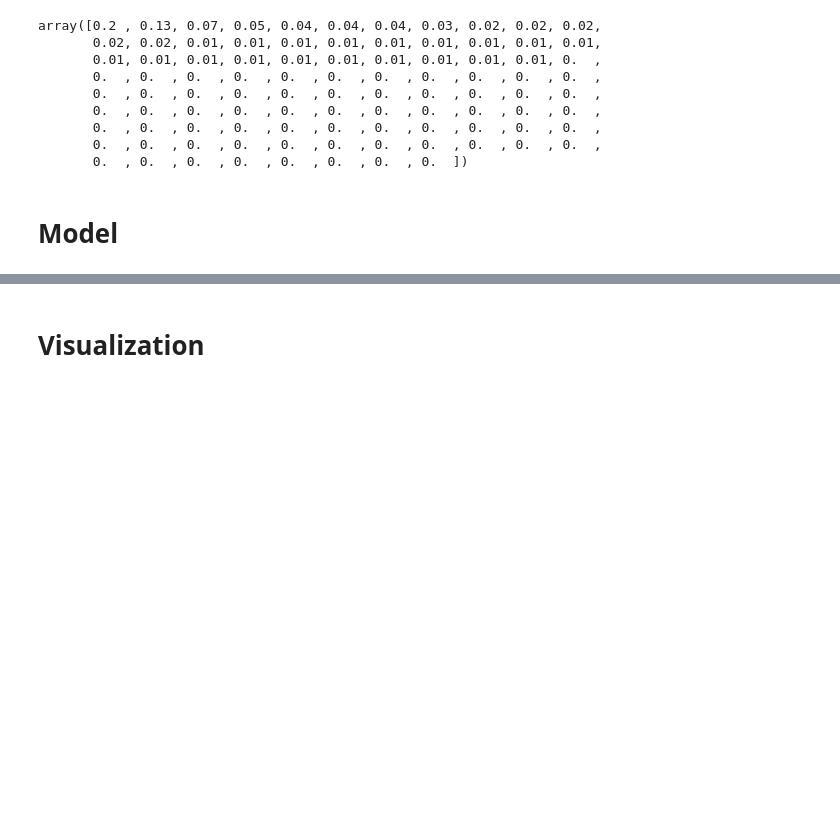
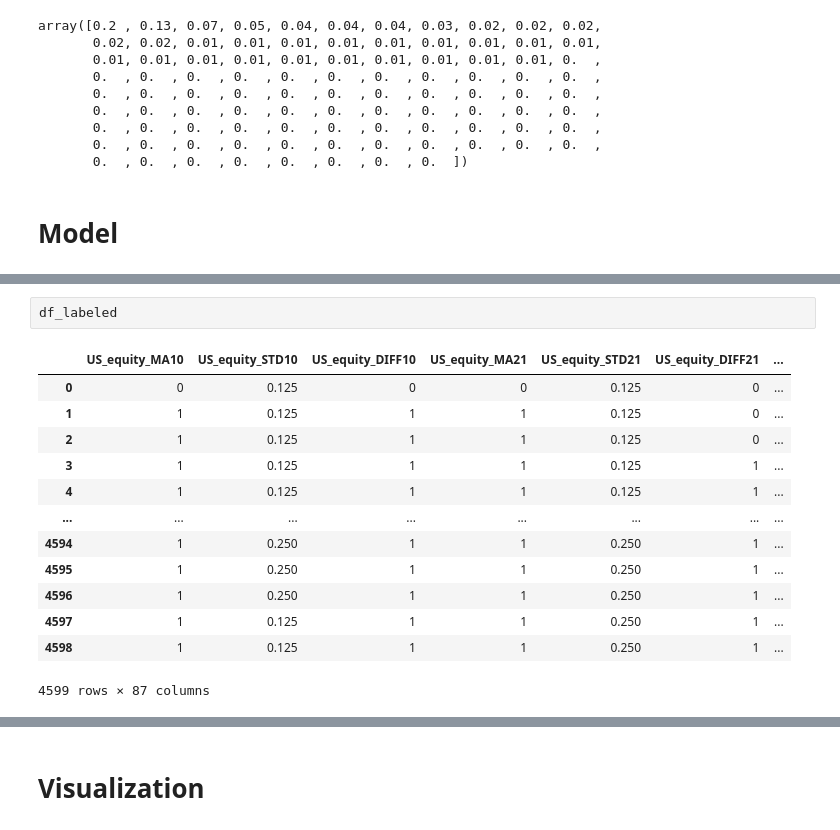
Before and after one commit to joyyuan89/FinAI, a Jupyter notebook: case_study/market_regime/Market_regime_v1.ipynb, the cells around one changed output, grey strips where cells are left out. Drawn from its saved outputs; the diff is of its cells as text; blank space fills up the shorter version.

```diff
--- a/case_study/market_regime/Market_regime_v1.ipynb
+++ b/case_study/market_regime/Market_regime_v1.ipynb
@@ -315,0 +307,16 @@ Summary_table = Market_data_copy.groupby("ranking")["US_equity_MA65"].describe()
+# %%
+df_labeled
+# %% [output]
+|  | US_equity_MA10 | US_equity_STD10 | US_equity_DIFF10 | US_equity_MA21 | US_equity_STD21 | US_equity_DIFF21 | ... |
+| 0 | 0 | 0.125 | 0 | 0 | 0.125 | 0 | ... |
+| 1 | 1 | 0.125 | 1 | 1 | 0.125 | 0 | ... |
+| 2 | 1 | 0.125 | 1 | 1 | 0.125 | 0 | ... |
+| 3 | 1 | 0.125 | 1 | 1 | 0.125 | 1 | ... |
+| 4 | 1 | 0.125 | 1 | 1 | 0.125 | 1 | ... |
+| ... | ... | ... | ... | ... | ... | ... | ... |
+| 4594 | 1 | 0.250 | 1 | 1 | 0.250 | 1 | ... |
+| 4595 | 1 | 0.250 | 1 | 1 | 0.250 | 1 | ... |
+| 4596 | 1 | 0.250 | 1 | 1 | 0.250 | 1 | ... |
+| 4597 | 1 | 0.125 | 1 | 1 | 0.250 | 1 | ... |
+| 4598 | 1 | 0.125 | 1 | 1 | 0.250 | 1 | ... |
+4599 rows × 87 columns
```
Also changed, not shown: parts of 31 cells of this notebook, 1 other file.
